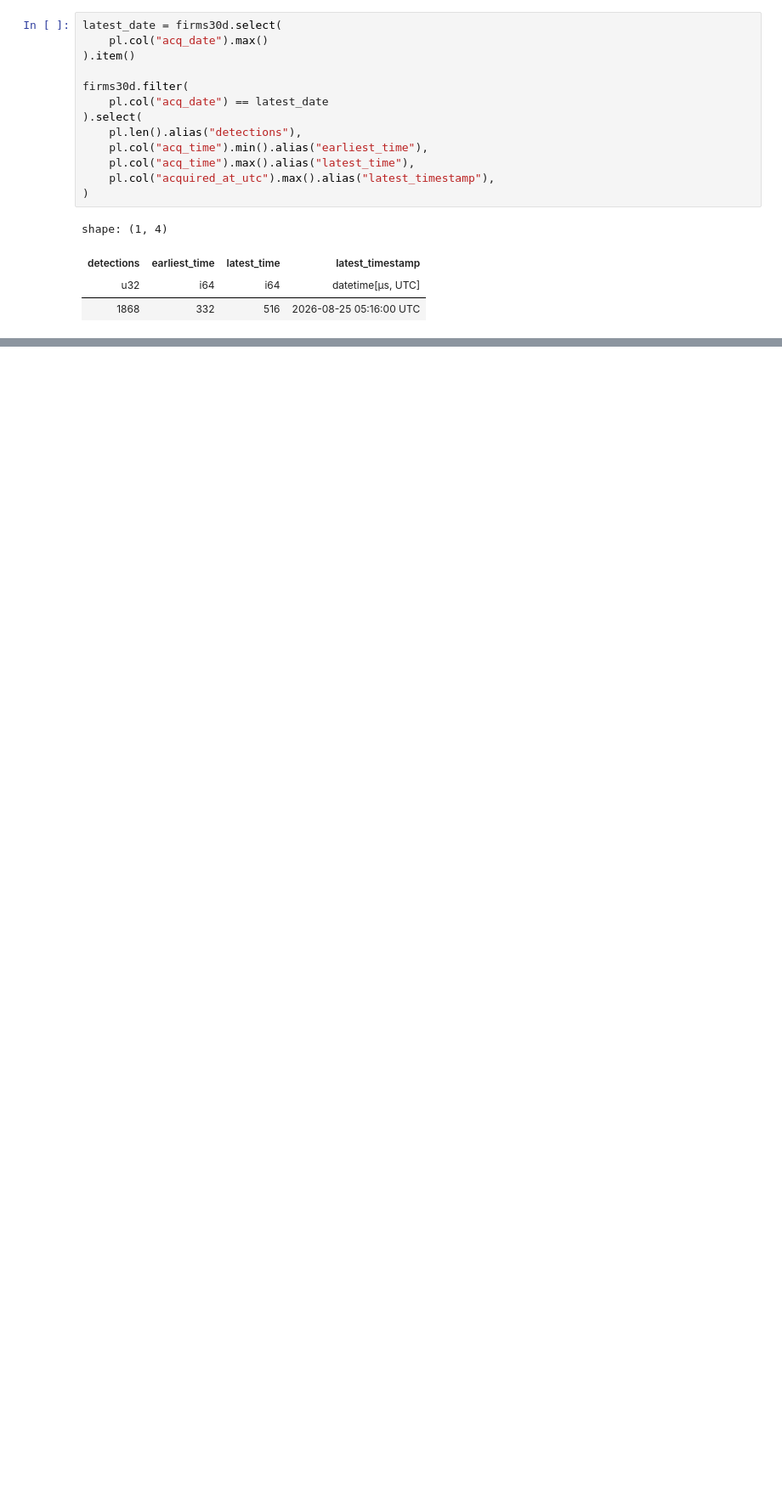
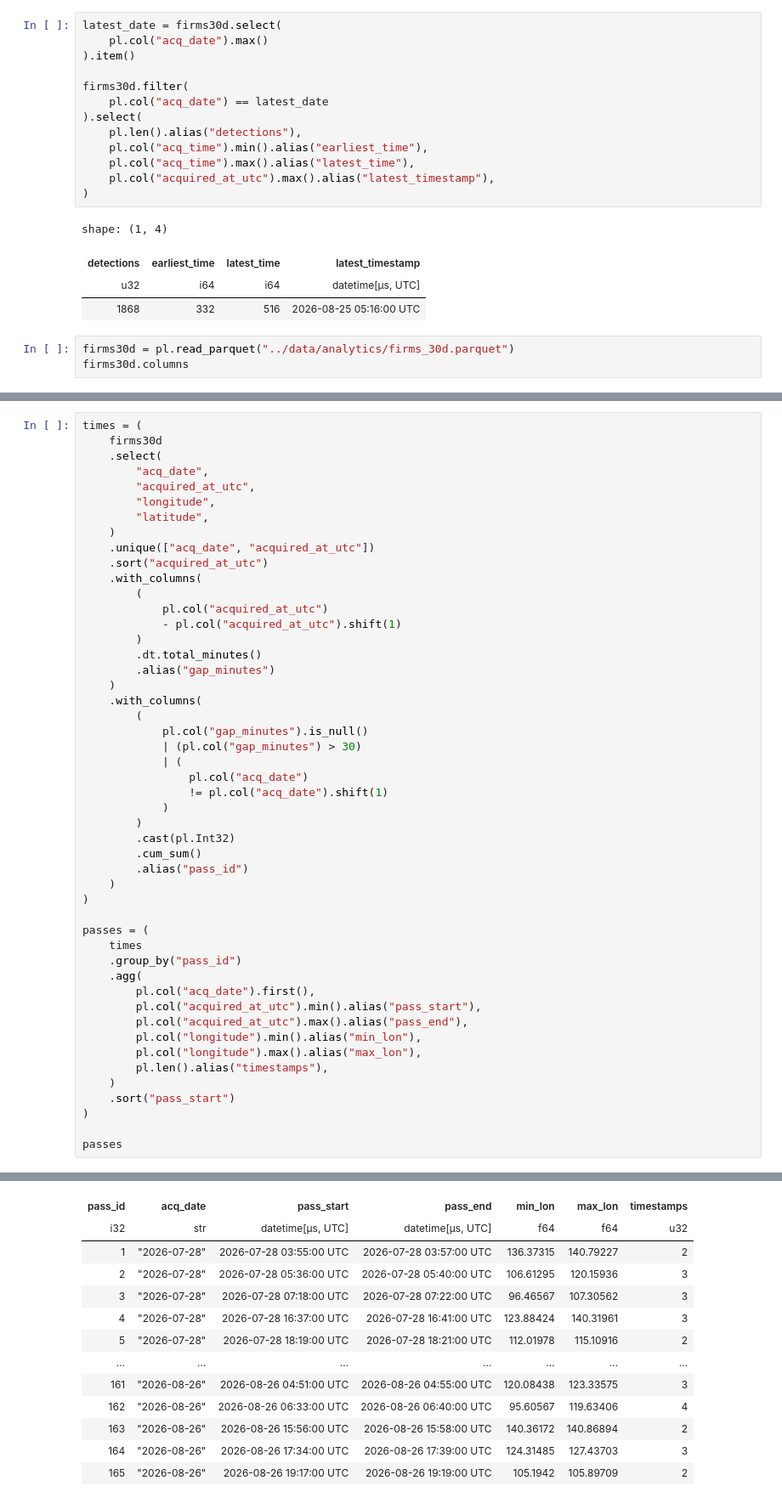
Before and after one commit to FAL10000/KarhutlaWatch-ID, a Jupyter notebook: notebooks/explore.ipynb, the cells around one changed output, grey strips where cells are left out. Shown at 85% size. Drawn from its saved outputs; the diff is of its cells as text; blank space fills up the shorter version.

Commit message:
exploring satellite passes

```diff
--- a/notebooks/explore.ipynb
+++ b/notebooks/explore.ipynb
@@ -528,3 +528,6 @@ shape: (1, 4)
 | detections | earliest_time | latest_time | latest_timestamp |
 | u32 | i64 | i64 | datetime[μs, UTC] |
 | 1868 | 332 | 516 | 2026-08-25 05:16:00 UTC |
+# %%
+firms30d = pl.read_parquet("../data/analytics/firms_30d.parquet")
+firms30d.columns
@@ -530,0 +575,50 @@ shape: (1, 4)
+# %%
+times = (
+    firms30d
+    .select(
+        "acq_date",
+        "acquired_at_utc",
+        "longitude",
+        "latitude",
+    )
+    .unique(["acq_date", "acquired_at_utc"])
+    .sort("acquired_at_utc")
+    .with_columns(
+        (
+            pl.col("acquired_at_utc")
+            - pl.col("acquired_at_utc").shift(1)
+        )
+        .dt.total_minutes()
+        .alias("gap_minutes")
+    )
+    .with_columns(
+        (
+            pl.col("gap_minutes").is_null()
+            | (pl.col("gap_minutes") > 30)
+            | (
+                pl.col("acq_date")
+                != pl.col("acq_date").shift(1)
+            )
+        )
+        .cast(pl.Int32)
+        .cum_sum()
+        .alias("pass_id")
+    )
+)
+
+passes = (
+    times
+    .group_by("pass_id")
+    .agg(
+        pl.col("acq_date").first(),
+        pl.col("acquired_at_utc").min().alias("pass_start"),
+        pl.col("acquired_at_utc").max().alias("pass_end"),
+        pl.col("longitude").min().alias("min_lon"),
+        pl.col("longitude").max().alias("max_lon"),
+        pl.len().alias("timestamps"),
+    )
+    .sort("pass_start")
+)
+
+passes
+# %% [output]
@@ -530,0 +626,13 @@ shape: (1, 4)
+| pass_id | acq_date | pass_start | pass_end | min_lon | max_lon | timestamps |
+| i32 | str | datetime[μs, UTC] | datetime[μs, UTC] | f64 | f64 | u32 |
+| 1 | "2026-07-28" | 2026-07-28 03:55:00 UTC | 2026-07-28 03:57:00 UTC | 136.37315 | 140.79227 | 2 |
+| 2 | "2026-07-28" | 2026-07-28 05:36:00 UTC | 2026-07-28 05:40:00 UTC | 106.61295 | 120.15936 | 3 |
+| 3 | "2026-07-28" | 2026-07-28 07:18:00 UTC | 2026-07-28 07:22:00 UTC | 96.46567 | 107.30562 | 3 |
+| 4 | "2026-07-28" | 2026-07-28 16:37:00 UTC | 2026-07-28 16:41:00 UTC | 123.88424 | 140.31961 | 3 |
+| 5 | "2026-07-28" | 2026-07-28 18:19:00 UTC | 2026-07-28 18:21:00 UTC | 112.01978 | 115.10916 | 2 |
+| … | … | … | … | … | … | … |
+| 161 | "2026-08-26" | 2026-08-26 04:51:00 UTC | 2026-08-26 04:55:00 UTC | 120.08438 | 123.33575 | 3 |
+| 162 | "2026-08-26" | 2026-08-26 06:33:00 UTC | 2026-08-26 06:40:00 UTC | 95.60567 | 119.63406 | 4 |
+| 163 | "2026-08-26" | 2026-08-26 15:56:00 UTC | 2026-08-26 15:58:00 UTC | 140.36172 | 140.86894 | 2 |
+| 164 | "2026-08-26" | 2026-08-26 17:34:00 UTC | 2026-08-26 17:39:00 UTC | 124.31485 | 127.43703 | 3 |
+| 165 | "2026-08-26" | 2026-08-26 19:17:00 UTC | 2026-08-26 19:19:00 UTC | 105.1942 | 105.89709 | 2 |
```
Also changed, not shown: parts of 8 cells of this notebook.
